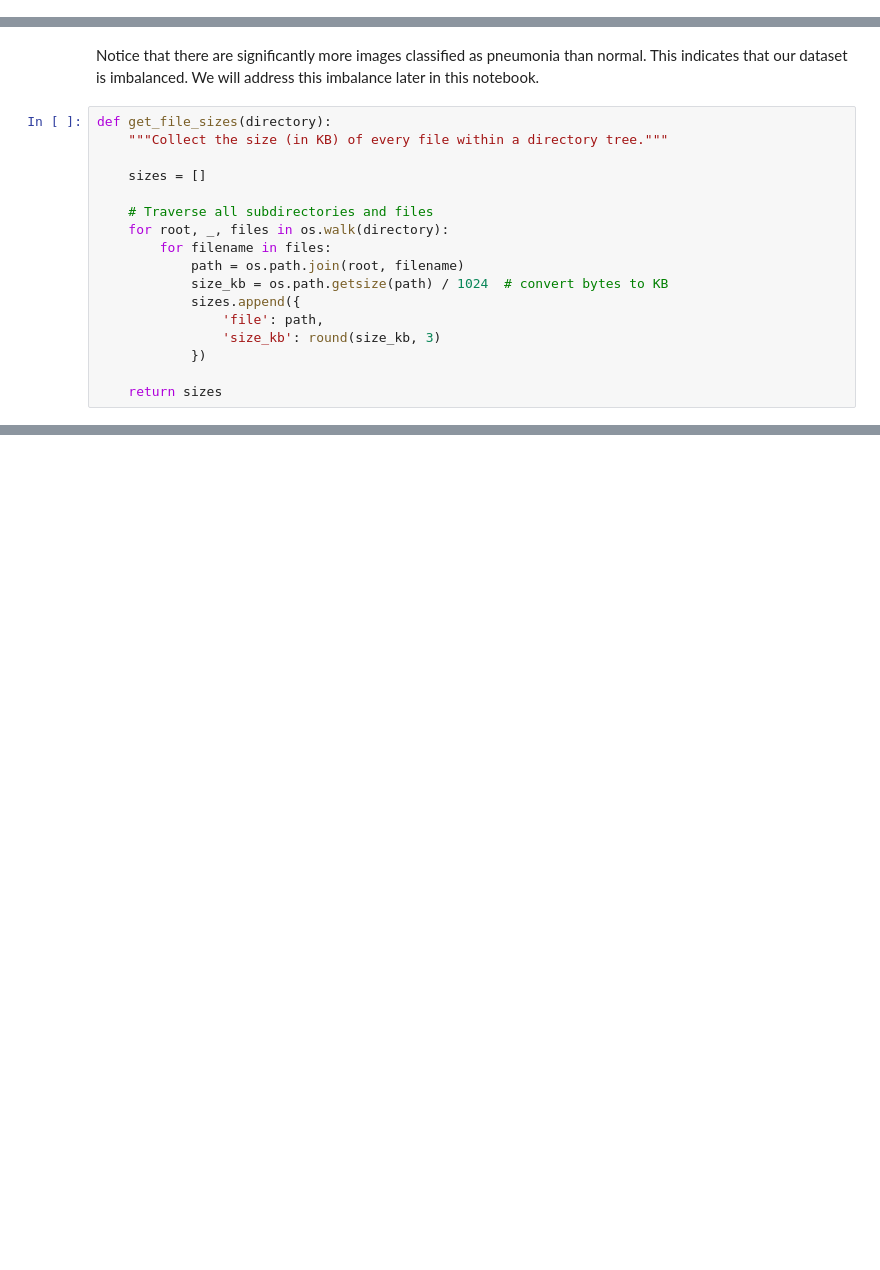
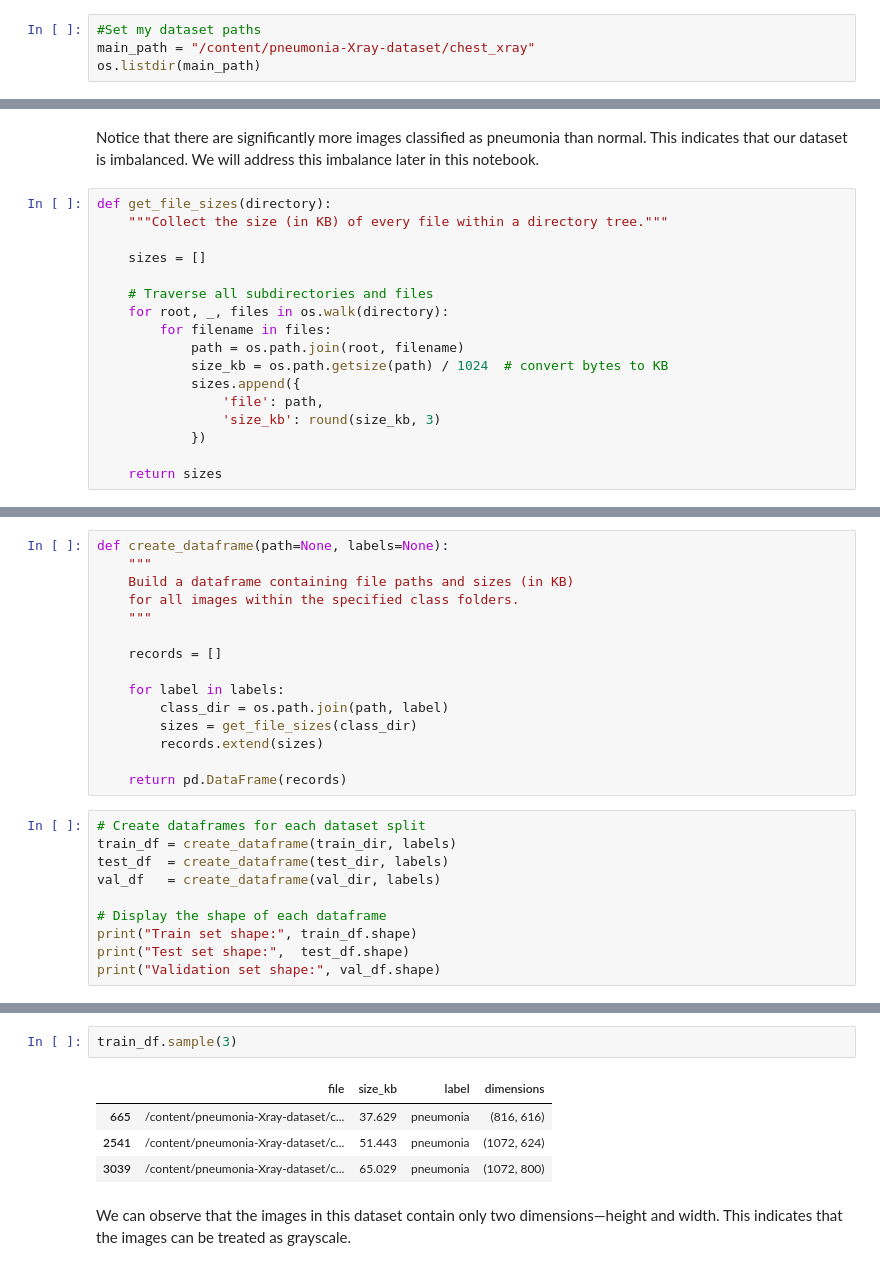
Before and after one commit to Sachin20010517/pneumonet-cnn-classifier, a Jupyter notebook: PneumoNet_Complete_Pipeline.ipynb, the cells around one changed output, grey strips where cells are left out. Drawn from its saved outputs; the diff is of its cells as text; blank space fills up the shorter version.

```diff
--- a/PneumoNet_Complete_Pipeline.ipynb
+++ b/PneumoNet_Complete_Pipeline.ipynb
@@ -73,0 +96,4 @@ os.listdir(main_path)
+# %%
+#Set my dataset paths
+main_path = "/content/pneumonia-Xray-dataset/chest_xray"
+os.listdir(main_path)
@@ -112,0 +171,25 @@ def get_file_sizes(directory):
+# %%
+def create_dataframe(path=None, labels=None):
+    """
+    Build a dataframe containing file paths and sizes (in KB)
+    for all images within the specified class folders.
+    """
+
+    records = []
+
+    for label in labels:
+        class_dir = os.path.join(path, label)
+        sizes = get_file_sizes(class_dir)
+        records.extend(sizes)
+
+    return pd.DataFrame(records)
+# %%
+# Create dataframes for each dataset split
+train_df = create_dataframe(train_dir, labels)
+test_df  = create_dataframe(test_dir, labels)
+val_df   = create_dataframe(val_dir, labels)
+
+# Display the shape of each dataframe
+print("Train set shape:", train_df.shape)
+print("Test set shape:",  test_df.shape)
+print("Validation set shape:", val_df.shape)
@@ -112,0 +263,9 @@ def get_file_sizes(directory):
+# %%
+train_df.sample(3)
+# %% [output]
+|  | file | size_kb | label | dimensions |
+| 665 | /content/pneumonia-Xray-dataset/c... | 37.629 | pneumonia | (816, 616) |
+| 2541 | /content/pneumonia-Xray-dataset/c... | 51.443 | pneumonia | (1072, 624) |
+| 3039 | /content/pneumonia-Xray-dataset/c... | 65.029 | pneumonia | (1072, 800) |
+# %% [markdown]
+We can observe that the images in this dataset contain only two dimensions—height and width. This indicates that the images can be treated as grayscale.
```
Also changed, not shown: parts of 20 cells of this notebook.
